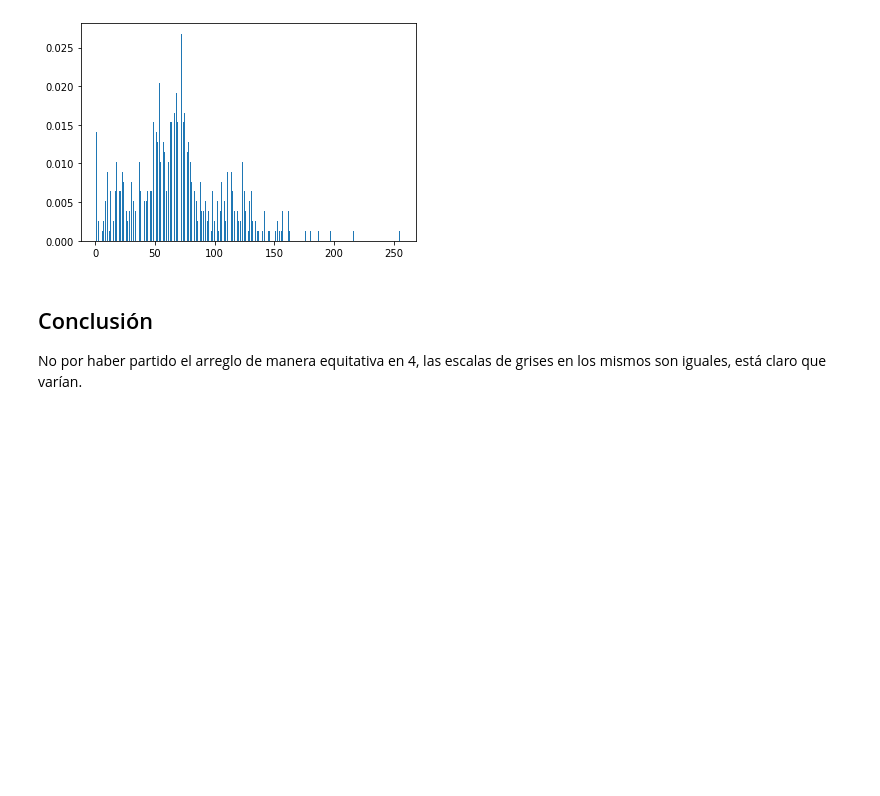
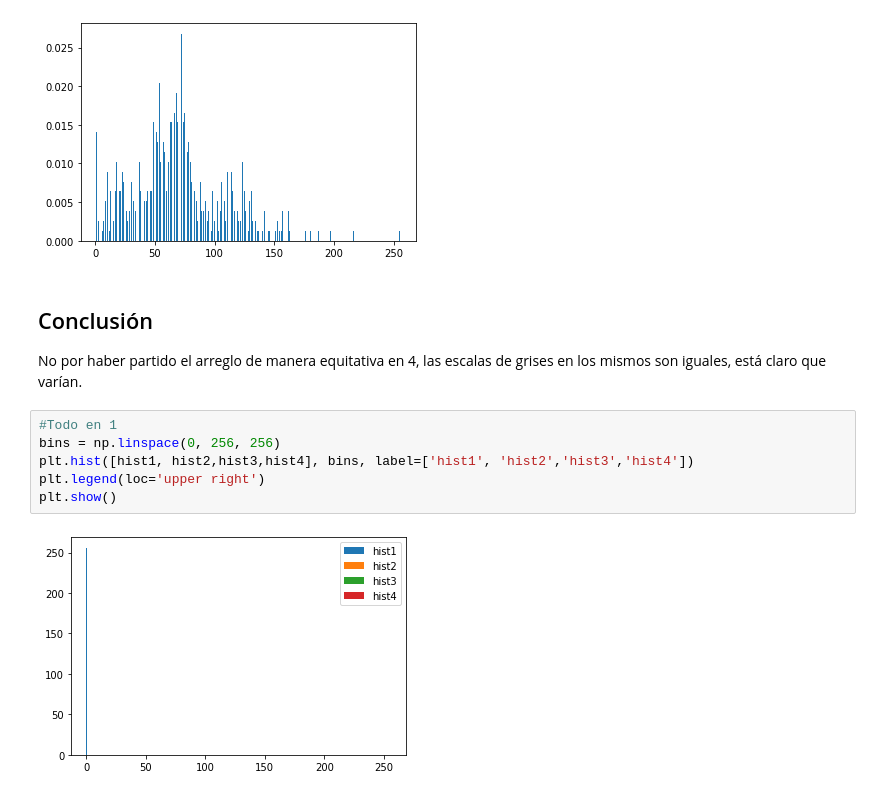
Before and after one commit to gdejesus/prueba_pae, a Jupyter notebook: 2---Intro probabilidad/1-introProbabilidad.ipynb, the cells around one changed output. Drawn from its saved outputs; the diff is of its cells as text; blank space fills up the shorter version.

```diff
--- a/2---Intro probabilidad/1-introProbabilidad.ipynb
+++ b/2---Intro probabilidad/1-introProbabilidad.ipynb
@@ -197,3 +197,11 @@ plt.show()
 # %% [markdown]
 ## Conclusión
 No por haber partido el arreglo de manera equitativa en 4, las escalas de grises en los mismos son iguales, está claro que varían.
+# %%
+#Todo en 1
+bins = np.linspace(0, 256, 256)
+plt.hist([hist1, hist2,hist3,hist4], bins, label=['hist1', 'hist2','hist3','hist4'])
+plt.legend(loc='upper right')
+plt.show()
+# %% [output]
+[figure, added]
```
Also changed, not shown: parts of 2 cells of this notebook.
